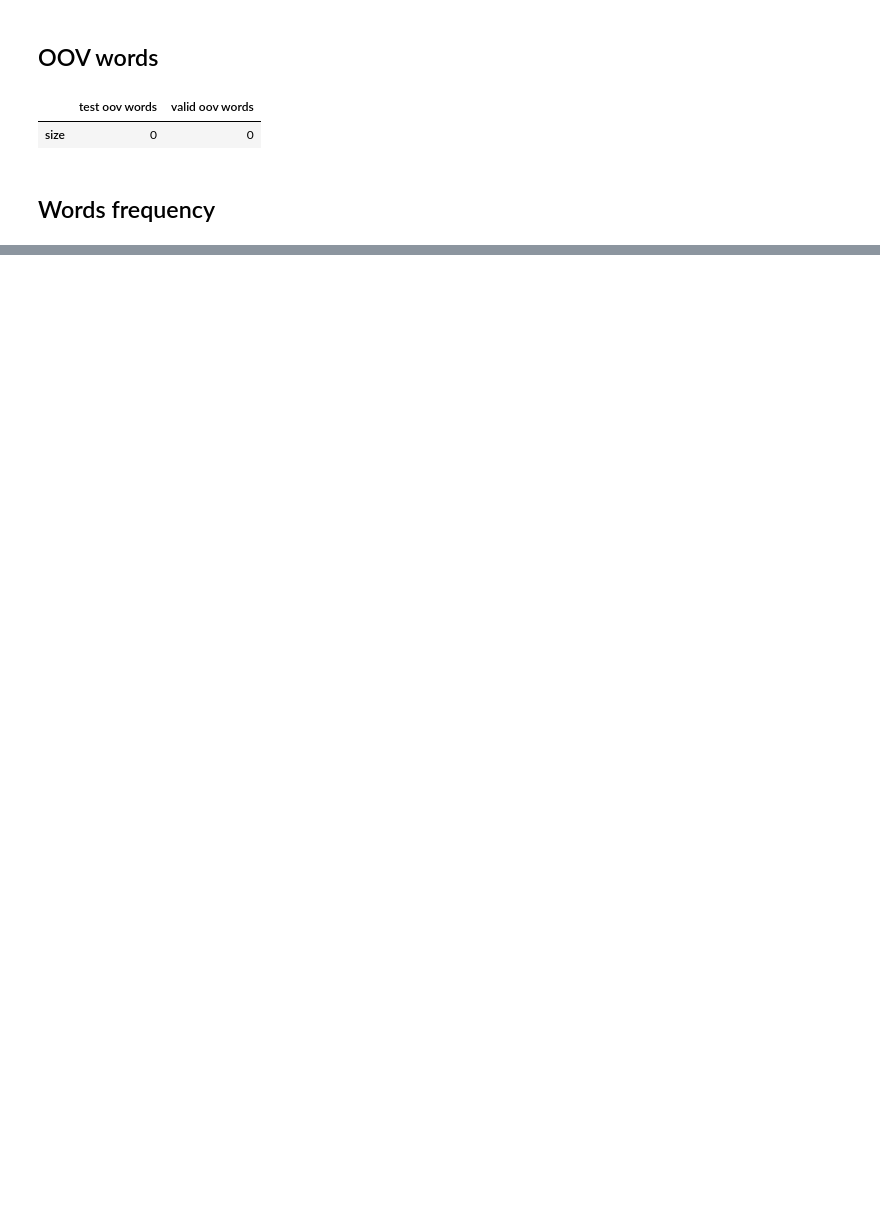
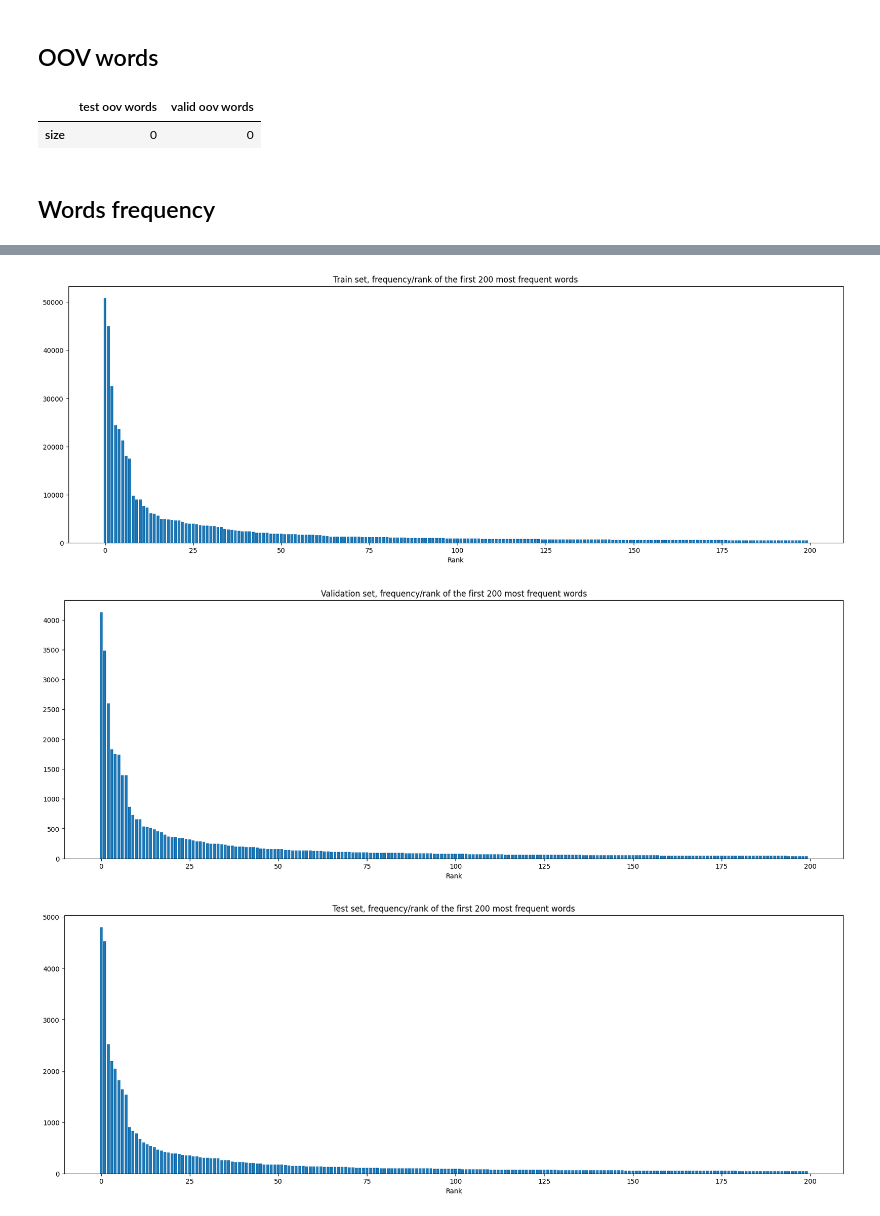
Before and after one commit to filippodaniotti/NLU-UniTN-2022, a Jupyter notebook: project/notebooks/dataset_analysis.ipynb, the cells around one changed output, grey strips where cells are left out. Drawn from its saved outputs; the diff is of its cells as text; code cells hidden in the pictures; blank space fills up the shorter version.

```diff
--- a/project/notebooks/dataset_analysis.ipynb
+++ b/project/notebooks/dataset_analysis.ipynb
@@ -247,0 +327,28 @@ plot_word_stats(words_test, "Test")
+# %%
+def plot_full_word_freq_histogram(words: Set[str], split_name: str, cutoff: int = 200) -> None:
+    counts = compute_word_frequencies(words)
+    counts = reverse_sort_frequency_counter(counts, cutoff)
+
+    keys = list(counts.keys())
+    vals = list(counts.values())
+
+    plt.rcdefaults()
+    fig, ax = plt.subplots(1,1, figsize=(21,7))
+    y_pos = np.arange(len(keys))
+
+    ax.bar(y_pos, vals,  align='center')
+    # ax.set_yticks(y_pos, labels=keys)
+    ax.set_xlabel('Rank')
+    ax.set_title(f'{split_name} set, frequency/rank of the first {cutoff} most frequent words')
+
+
+    plt.show()
+# %%
+cutoff = 200
+plot_full_word_freq_histogram(words_train, "Train", cutoff=cutoff)
+plot_full_word_freq_histogram(words_valid, "Validation", cutoff=cutoff)
+plot_full_word_freq_histogram(words_test, "Test", cutoff=cutoff)
+# %% [output]
+[figure, added]
+[figure, added]
+[figure, added]
```
Also changed, not shown: parts of 12 cells of this notebook, 4 other files.
